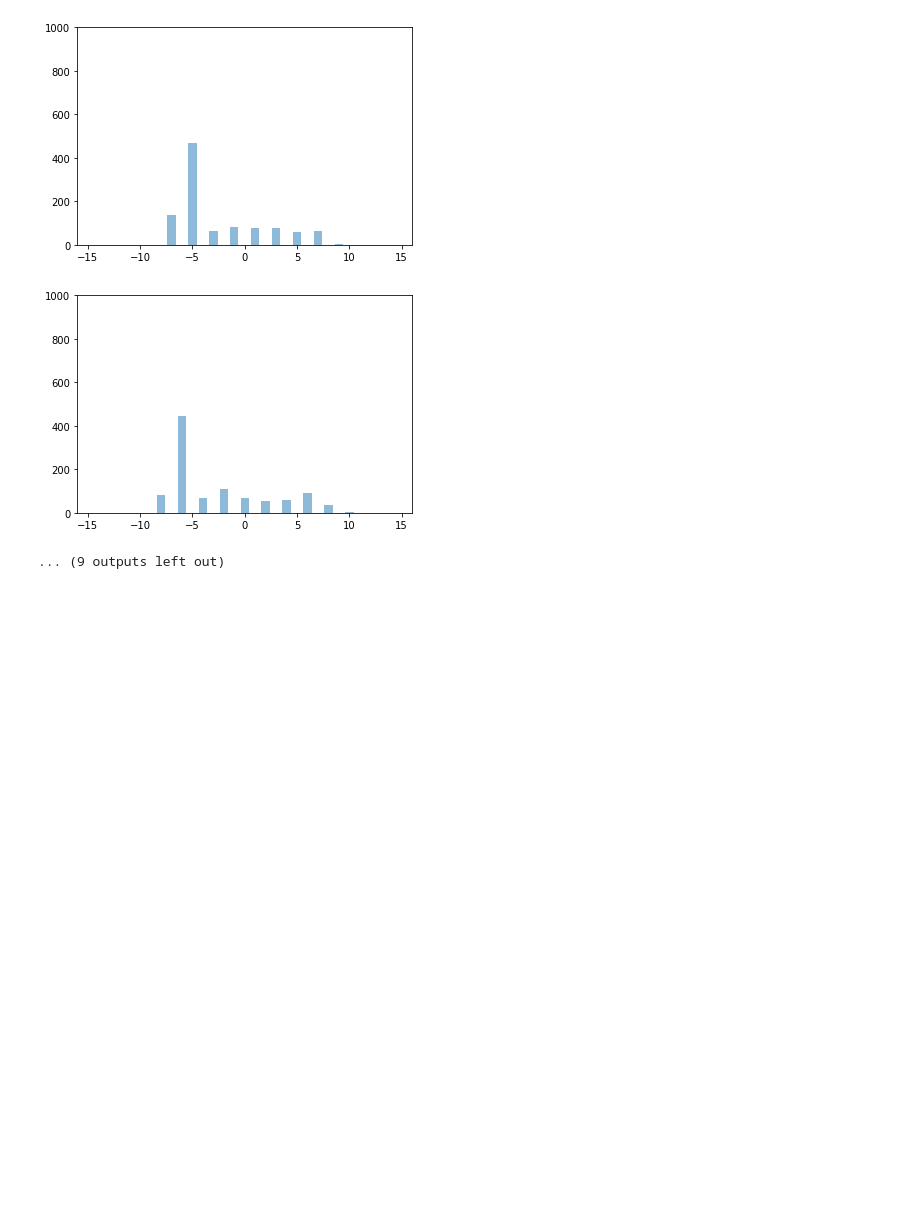
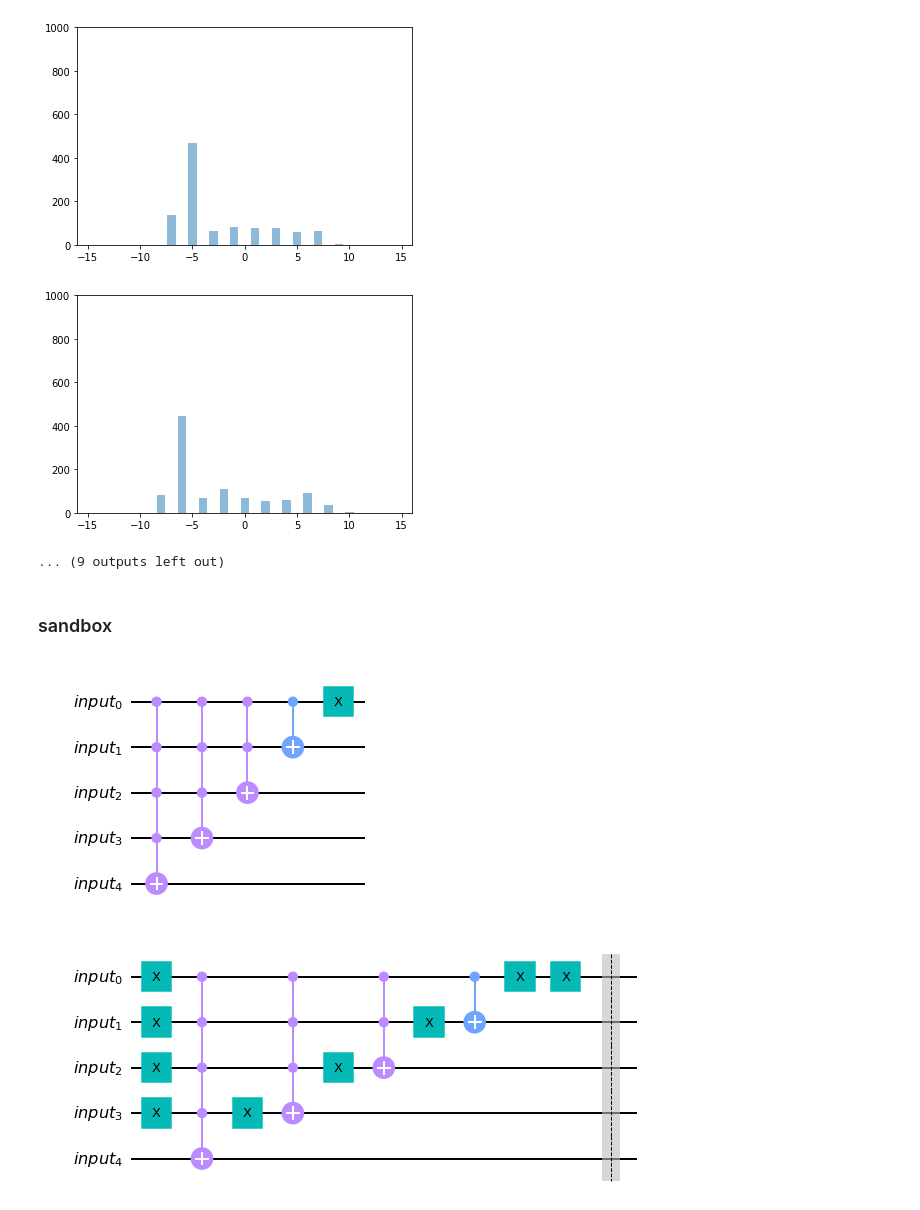
Before and after one commit to wslu42/QCHack_walkwPhase, a Jupyter notebook: quantum_walk_wsLu.ipynb, the cells around one changed output. Cells and saved outputs as stored; diff of their text form; code cells hidden in the pictures; blank space fills up the shorter version.

Commit message:
to_gate and .control()

```diff
--- a/quantum_walk_wsLu.ipynb
+++ b/quantum_walk_wsLu.ipynb
@@ -683,3 +683,5 @@ for filename in set(filenames):
 # %%
     #     qc.u3(theta=np.pi/2, phi=np.pi/2, lam=-np.pi/2, qubit=QrC[0])
     #     qc.u2(phi=np.pi/2, lam=3*np.pi/2, qubit=QrC[0])
+# %% [markdown]
+### sandbox
@@ -685,0 +699,32 @@ for filename in set(filenames):
+# %%
+Co = 1
+Re = 5*Co
+QrR = QuantumRegister(Re, 'input')
+
+# increase block
+inqc = QuantumCircuit(QrR)
+
+for i in range(Re-1):
+    inqc.mcx(QrR[:Re-1-i],QrR[Re-1-i])
+inqc.x(0)
+display(inqc.draw('mpl'))
+
+ingate = inqc.to_gate()
+cingate = ingate.control()
+
+# decrease block
+deqc = QuantumCircuit(QrR)
+
+deqc.x(QrR[:Re-1])
+for i in range(Re-1):
+    deqc.mcx(QrR[:Re-1-i],QrR[Re-1-i])
+    deqc.x(QrR[Re-1-i-1])
+deqc.x(QrR[0])
+deqc.barrier()
+display(deqc.draw('mpl'))
+
+# degate = deqc.to_gate()
+# cdegate = degate.control()
+# %% [output]
+[figure, added]
+[figure, added]
```
Also changed, not shown: parts of 4 cells of this notebook.
